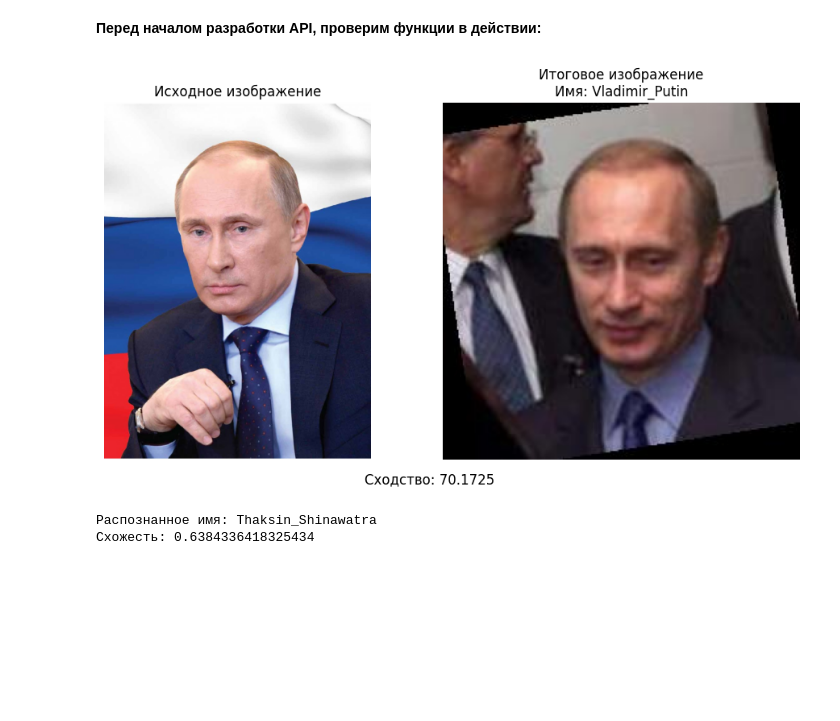
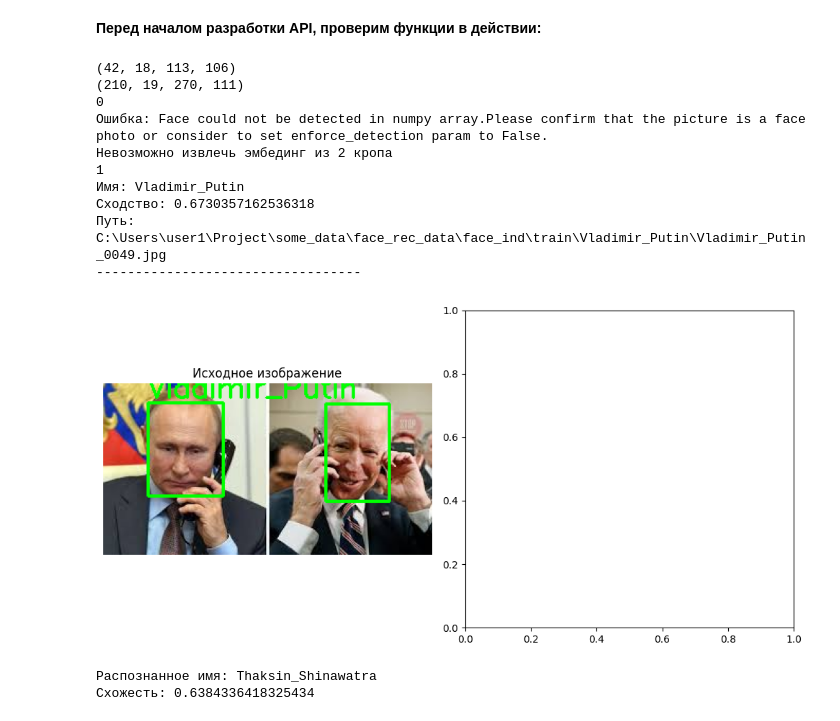
Before and after one commit to Rainfue/face_recognition, a Jupyter notebook: Module_2/Report_m2.ipynb, the cells around one changed output. Saved outputs shown, nothing was run; the diff lists cells and outputs as text; code cells hidden in the pictures; blank space fills up the shorter version.

Commit message:
several faces recognition DONE

```diff
--- a/Module_2/Report_m2.ipynb
+++ b/Module_2/Report_m2.ipynb
@@ -379,7 +379,7 @@ Results saved to c:\Users\user1\Project\face_recognition\runs\detect\face_detect
 # %% [markdown]
 Инициализируем модель детекции для дальнейшего использования
 # %%
-model = YOLO(r'D:\Helper\MLBazyak\homework\face_recognition\runs\detect\face_detection_v2\weights\best.pt')
+model = YOLO(r'D:\Helper\MLBazyak\chemp\face_recognition\runs\detect\face_detection_v2\weights\best.pt')
 # %% [markdown]
 ------------------------------
 # %% [markdown]
@@ -842,40 +1025,57 @@ OK
 # %%
-# импортируем реализованные функции
-from function import get_photo, face_recognition
+# # импортируем реализованные функции
+# from function import get_photo, face_recognition
 
 # тестовая фотография из интернета
-img = r'D:\Helper\MLBazyak\homework\face_recognition\Module_2\Data\putin.jpg'
+img = r'D:\Helper\MLBazyak\chemp\face_recognition\Module_2\Data\putin_biden.jpg'
 # модель детекции
-model = YOLO(r'D:\Helper\MLBazyak\homework\face_recognition\runs\detect\face_detection_v2\weights\best.pt')
+model = YOLO(r'D:\Helper\MLBazyak\chemp\face_recognition\runs\detect\face_detection_v2\weights\best.pt')
 # датафрейм с эмбеддингами
-df = pd.read_pickle(r'D:\Helper\MLBazyak\homework\face_recognition\Module_2\Data\train.pkl')
+df = pd.read_pickle(r'D:\Helper\MLBazyak\chemp\face_recognition\Module_2\Data\train.pkl')
 
 # получаем кроп лица
-face, path = get_photo(img, model)
+crops, coords, img_boxes = get_photo(img, model)
 # получаем результат распознавания
-similar, name, path, out_path = face_recognition(face, path, df)
-
+names, sims, out_paths, image_boxes = face_recognition(crops, coords, img_boxes, df)
+print(len(names))
 # визуализируем результат
-img_input = cv2.cvtColor(cv2.imread(path), cv2.COLOR_BGR2RGB)
-img_out = cv2.cvtColor(cv2.imread(out_path), cv2.COLOR_BGR2RGB)
+img_input = cv2.cvtColor(image_boxes, cv2.COLOR_BGR2RGB)
+# img_out = cv2.cvtColor(cv2.imread(out_path), cv2.COLOR_BGR2RGB)
 
 # создаем график, состоящий из 2 картинок, входной и выходной
-fig, ax = plt.subplots(1,2,figsize=(10,5))
+fig, ax = plt.subplots(1,len(names)+1,figsize=(10,5))
+
 # настраиваем первое изображение
 ax[0].imshow(img_input)
 ax[0].axis('off')
 ax[0].set_title('Исходное изображение')
-# настраиваем второе изображение
-ax[1].imshow(img_out)
-ax[1].axis('off')
-ax[1].set_title(f'Итоговое изображение\nИмя: {name}')
 
-fig.text(0.5, -0.03, f"Сходство: {similar*100:.4f}", ha='center', fontsize=12)
+for i in range(len(names)):
+    print(f'Имя: {names[i]}')
+    print(f'Сходство: {sims[i]}')
+    print(f'Путь: {out_paths[i]}')
+    print('----------------------------------')
+    # настраиваем второе изображение
+    # ax[1].imshow(img_out)
+    # ax[1].axis('off')
+    # ax[1].set_title(f'Итоговое изображение\nИмя: {name}')
+
+    # fig.text(0.5, -0.03, f"Сходство: {similar*100:.4f}, \nимя - {name}", ha='center', fontsize=12)
 
 plt.tight_layout()
 plt.show()
 # %% [output]
+(42, 18, 113, 106)
+(210, 19, 270, 111)
+0
+Ошибка: Face could not be detected in numpy array.Please confirm that the picture is a face photo or consider to set enforce_detection param to False.
+Невозможно извлечь эмбединг из 2 кропа
+1
+Имя: Vladimir_Putin
+Сходство: 0.6730357162536318
+Путь: C:\Users\user1\Project\some_data\face_rec_data\face_ind\train\Vladimir_Putin\Vladimir_Putin_0049.jpg
+----------------------------------
-[figure, old version]
+[figure, new version]
 # %%
 # импортируем реализованные функции
 from function import get_photo, face_recognition
```
Also changed, not shown: parts of 2 cells of this notebook, 5 other files.
